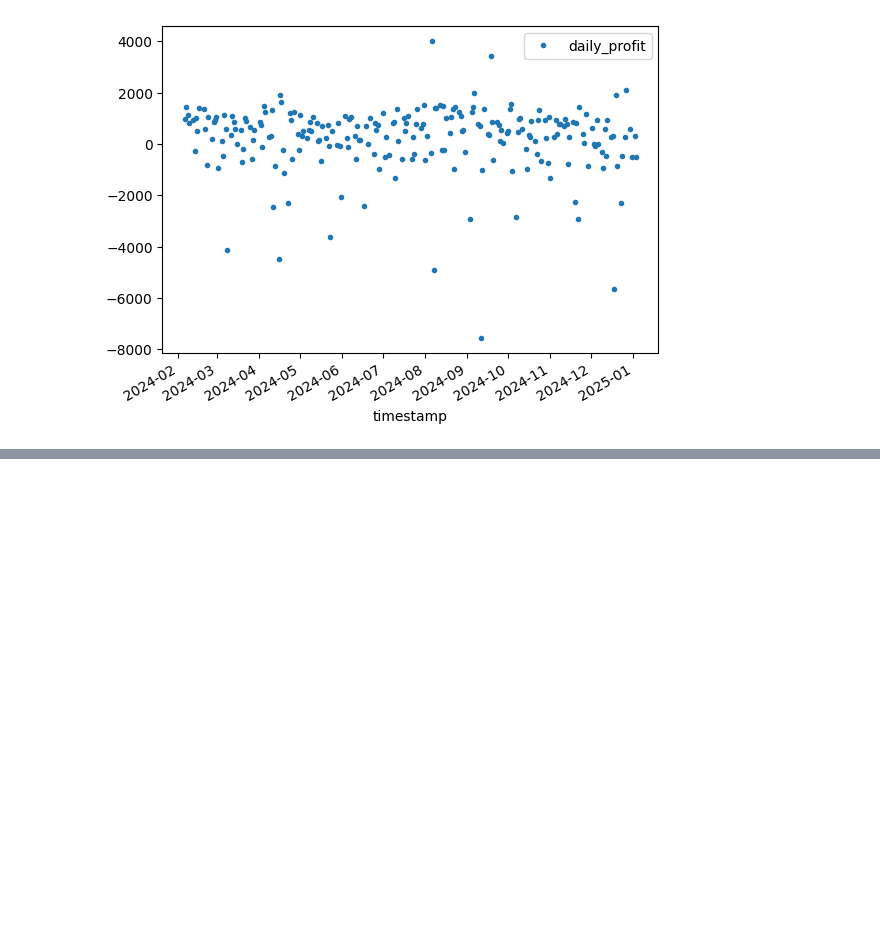
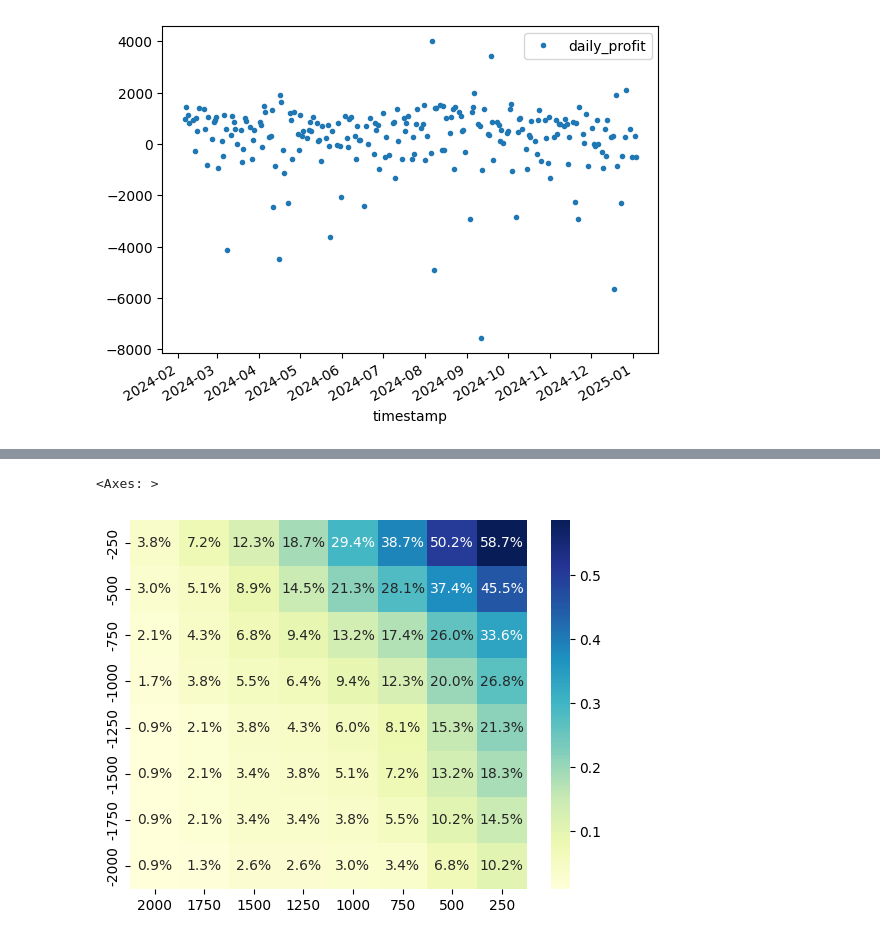
Before and after one commit to yalishanda42/stonksbot, a Jupyter notebook: options/backtest_analysis.ipynb, the cells around one changed output, grey strips where cells are left out. Cells and saved outputs as stored; diff of their text form; code cells hidden in the pictures; blank space fills up the shorter version.

```diff
--- a/options/backtest_analysis.ipynb
+++ b/options/backtest_analysis.ipynb
@@ -58,0 +82,2 @@ f"Winning rate: {diff_df[diff_df['daily_profit'] > 0].shape[0] / diff_df.shape[0
+# %%
+n_days = daily_min_max_df.shape[0]
@@ -58,0 +122,21 @@ f"Winning rate: {diff_df[diff_df['daily_profit'] > 0].shape[0] / diff_df.shape[0
+# %%
+# profit vs loss matrix
+
+profit_loss_matrix = pd.DataFrame(
+    {
+        profit_cat: [
+            sum(
+                int(
+                    (daily_movement[:-EXLUDE_LAST_N] >= profit_cat).any()
+                    and (daily_movement[:-EXLUDE_LAST_N] <= loss_cat).any()
+                )
+                for daily_movement in daily_movements
+            ) / n_days
+            for loss_cat in loss_categories
+        ]
+        for profit_cat in profit_categories
+    },
+    index=loss_categories
+)
+
+profit_loss_matrix
@@ -58,0 +153,7 @@ f"Winning rate: {diff_df[diff_df['daily_profit'] > 0].shape[0] / diff_df.shape[0
+# %%
+import seaborn as sns
+
+sns.heatmap(profit_loss_matrix, annot=True, fmt=".1%", cmap="YlGnBu")
+# %% [output]
+<Axes: >
+[figure, added]
```
Also changed, not shown: parts of 12 cells of this notebook, 2 other files.
